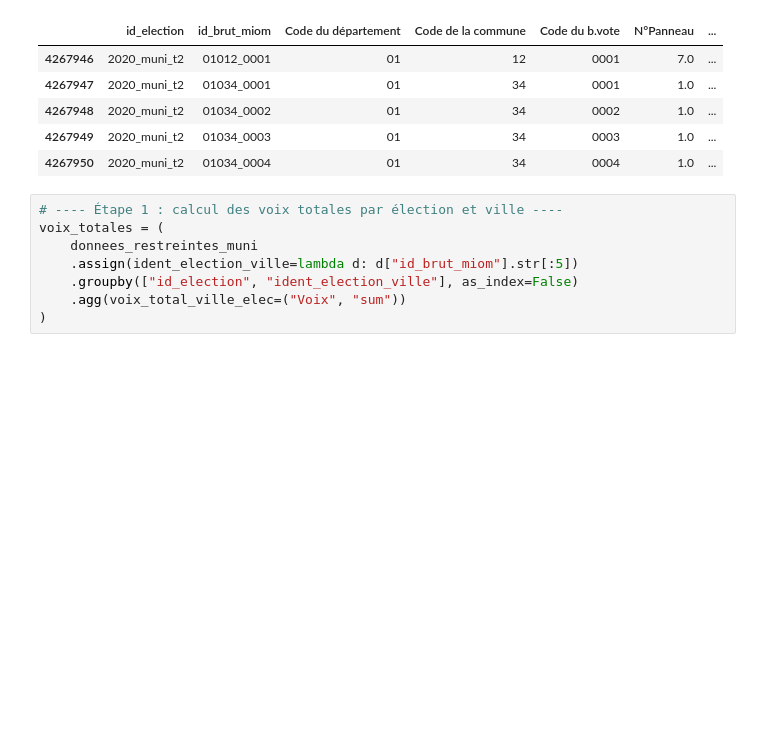
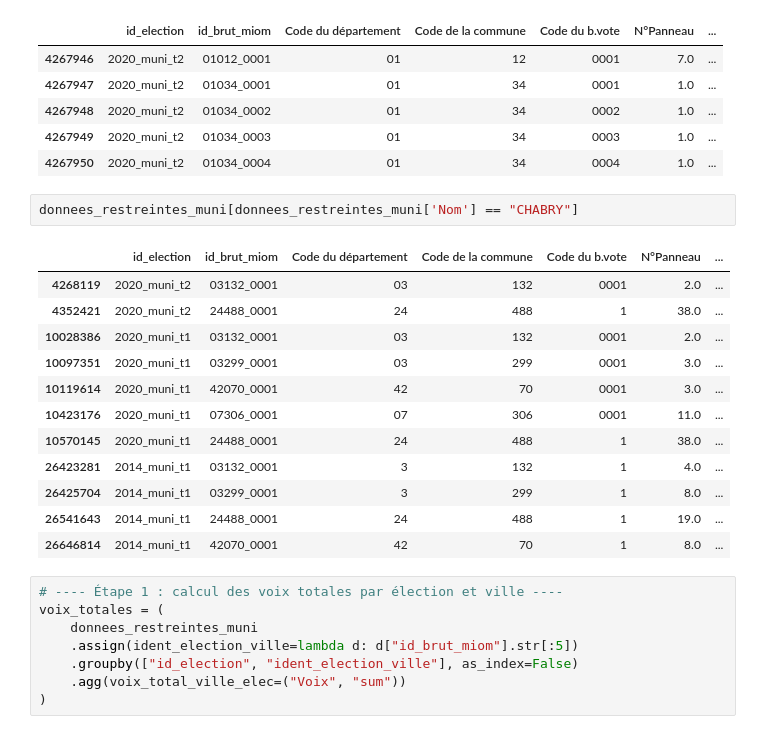
Before and after one commit to xdalp/projet3A, a Jupyter notebook: vote.ipynb, the cells around one changed output. Saved outputs shown, nothing was run; the diff lists cells and outputs as text; blank space fills up the shorter version.

Commit message:
avancees diverses non finies vote

```diff
--- a/vote.ipynb
+++ b/vote.ipynb
@@ -14,6 +14,21 @@ donnees_restreintes_muni.head()
 | 4267948 | 2020_muni_t2 | 01034_0002 | 01 | 34 | 0002 | 1.0 | ... |
 | 4267949 | 2020_muni_t2 | 01034_0003 | 01 | 34 | 0003 | 1.0 | ... |
 | 4267950 | 2020_muni_t2 | 01034_0004 | 01 | 34 | 0004 | 1.0 | ... |
+# %%
+donnees_restreintes_muni[donnees_restreintes_muni['Nom'] == "CHABRY"]
+# %% [output]
+|  | id_election | id_brut_miom | Code du département | Code de la commune | Code du b.vote | N°Panneau | ... |
+| 4268119 | 2020_muni_t2 | 03132_0001 | 03 | 132 | 0001 | 2.0 | ... |
+| 4352421 | 2020_muni_t2 | 24488_0001 | 24 | 488 | 1 | 38.0 | ... |
+| 10028386 | 2020_muni_t1 | 03132_0001 | 03 | 132 | 0001 | 2.0 | ... |
+| 10097351 | 2020_muni_t1 | 03299_0001 | 03 | 299 | 0001 | 3.0 | ... |
+| 10119614 | 2020_muni_t1 | 42070_0001 | 42 | 70 | 0001 | 3.0 | ... |
+| 10423176 | 2020_muni_t1 | 07306_0001 | 07 | 306 | 0001 | 11.0 | ... |
+| 10570145 | 2020_muni_t1 | 24488_0001 | 24 | 488 | 1 | 38.0 | ... |
+| 26423281 | 2014_muni_t1 | 03132_0001 | 3 | 132 | 1 | 4.0 | ... |
+| 26425704 | 2014_muni_t1 | 03299_0001 | 3 | 299 | 1 | 8.0 | ... |
+| 26541643 | 2014_muni_t1 | 24488_0001 | 24 | 488 | 1 | 19.0 | ... |
+| 26646814 | 2014_muni_t1 | 42070_0001 | 42 | 70 | 1 | 8.0 | ... |
 # %%
 # ---- Étape 1 : calcul des voix totales par élection et ville ----
 voix_totales = (
```
Also changed, not shown: parts of 14 cells of this notebook.
